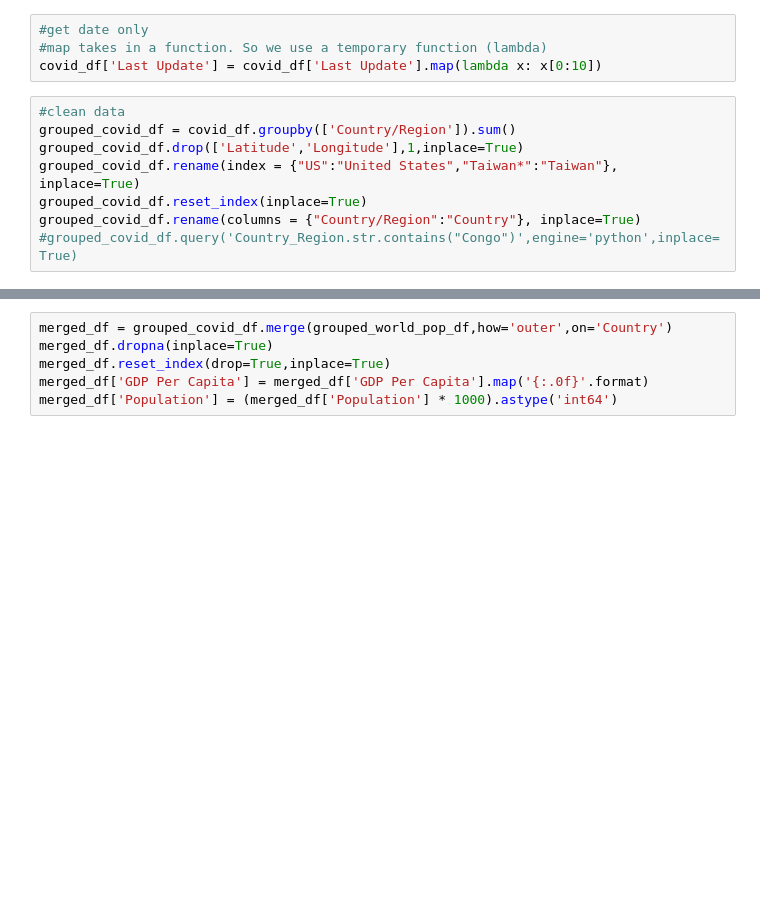
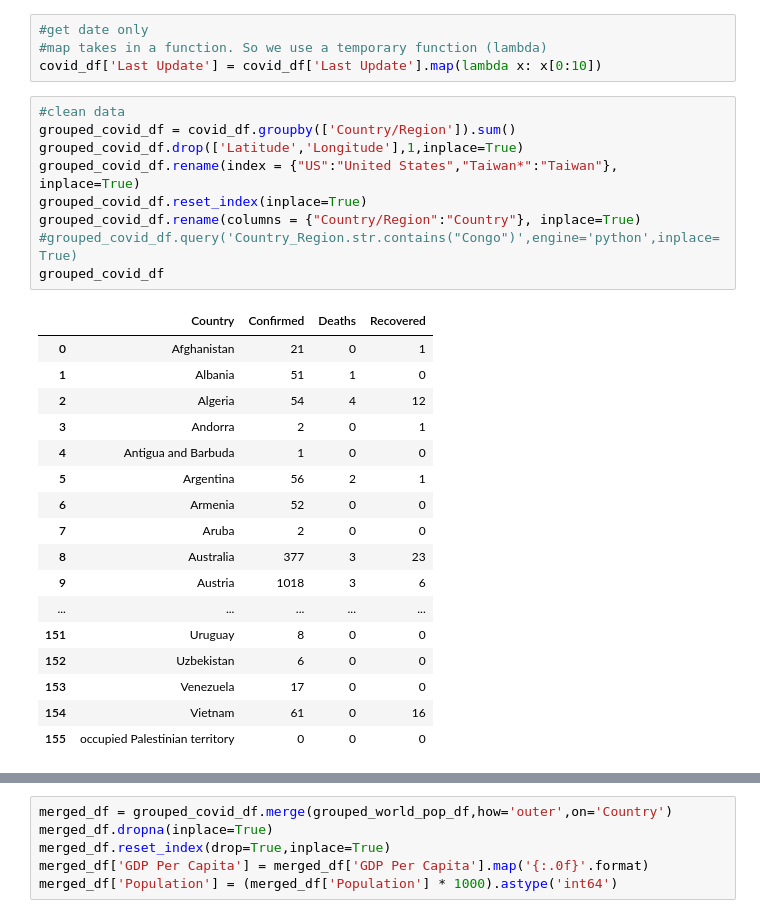
Before and after one commit to shozi91/PredictingCOVID, a Jupyter notebook: merged_data.ipynb, the cells around one changed output, grey strips where cells are left out. Drawn from its saved outputs; the diff is of its cells as text; blank space fills up the shorter version.

```diff
--- a/merged_data.ipynb
+++ b/merged_data.ipynb
@@ -28,11 +28,30 @@ covid_df['Last Update'] = covid_df['Last Update'].map(lambda x: x[0:10])
 # %%
 #clean data
 grouped_covid_df = covid_df.groupby(['Country/Region']).sum()
 grouped_covid_df.drop(['Latitude','Longitude'],1,inplace=True)
 grouped_covid_df.rename(index = {"US":"United States","Taiwan*":"Taiwan"}, inplace=True)
 grouped_covid_df.reset_index(inplace=True)
 grouped_covid_df.rename(columns = {"Country/Region":"Country"}, inplace=True)
 #grouped_covid_df.query('Country_Region.str.contains("Congo")',engine='python',inplace=True)
+grouped_covid_df
+# %% [output]
+|  | Country | Confirmed | Deaths | Recovered |
+| 0 | Afghanistan | 21 | 0 | 1 |
+| 1 | Albania | 51 | 1 | 0 |
+| 2 | Algeria | 54 | 4 | 12 |
+| 3 | Andorra | 2 | 0 | 1 |
+| 4 | Antigua and Barbuda | 1 | 0 | 0 |
+| 5 | Argentina | 56 | 2 | 1 |
+| 6 | Armenia | 52 | 0 | 0 |
+| 7 | Aruba | 2 | 0 | 0 |
+| 8 | Australia | 377 | 3 | 23 |
+| 9 | Austria | 1018 | 3 | 6 |
+| ... | ... | ... | ... | ... |
+| 151 | Uruguay | 8 | 0 | 0 |
+| 152 | Uzbekistan | 6 | 0 | 0 |
+| 153 | Venezuela | 17 | 0 | 0 |
+| 154 | Vietnam | 61 | 0 | 16 |
+| 155 | occupied Palestinian territory | 0 | 0 | 0 |
 # %%
 #clean data
 grouped_world_pop_df = world_pop_df.groupby('country').sum()
```
Also changed, not shown: parts of 2 cells of this notebook, 1 other file.
